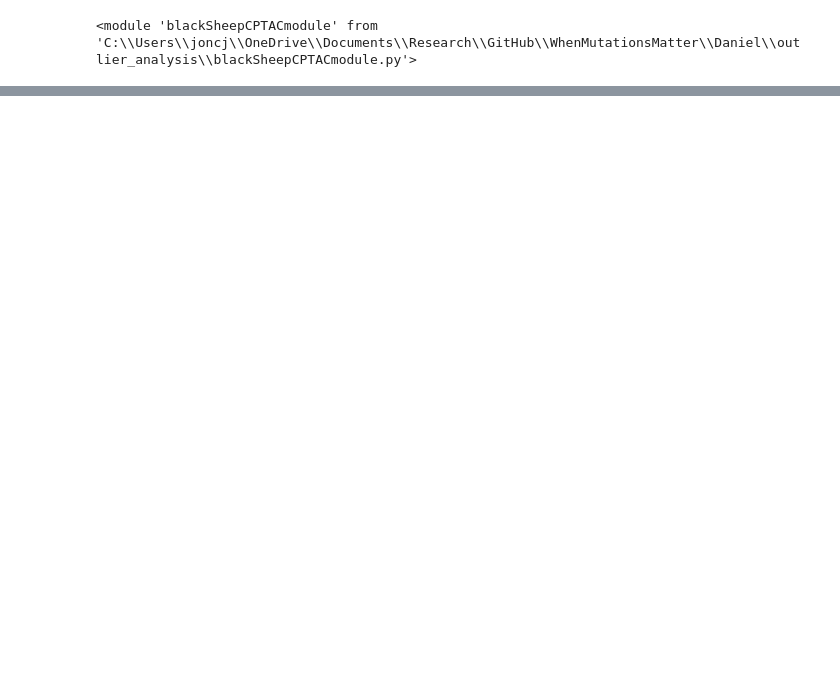
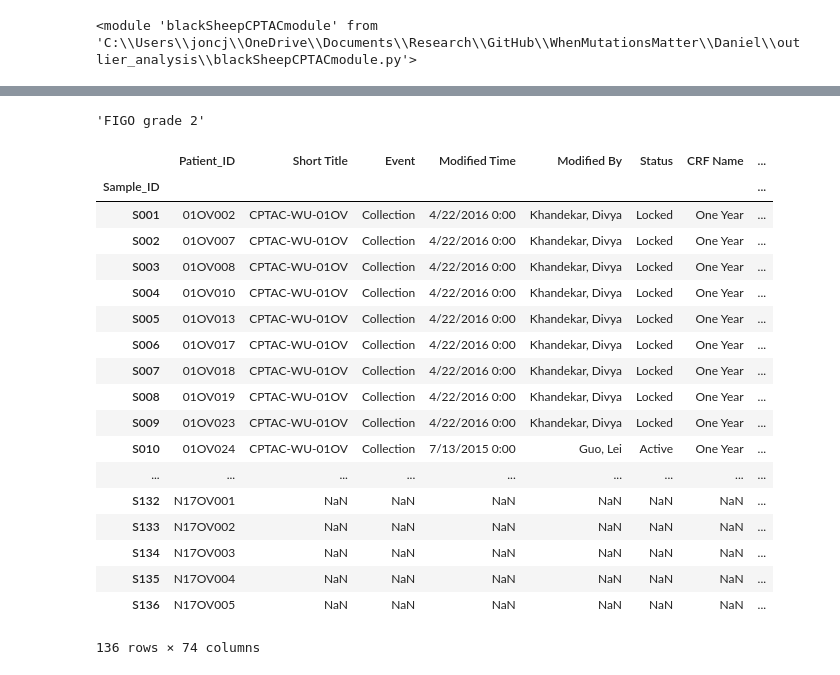
Before and after one commit to PayneLab/WhenMutationsMatter, a Jupyter notebook: Daniel/outlier_analysis/Jon_Black_Sheep_Exploration.ipynb, the cells around one changed output, grey strips where cells are left out. Saved outputs shown, nothing was run; the diff lists cells and outputs as text; code cells hidden in the pictures; blank space fills up the shorter version.

Commit message:
CPTAC update and re run

```diff
--- a/Daniel/outlier_analysis/Jon_Black_Sheep_Exploration.ipynb
+++ b/Daniel/outlier_analysis/Jon_Black_Sheep_Exploration.ipynb
@@ -49,0 +106,26 @@ compare = ol.compare_groups_outliers(outliers_prot, annotations, frac_filter = 0
+# %%
+groups1
+# %% [output]
+'FIGO grade 2'
+# %%
+ov_clinical
+# %% [output]
+|  | Patient_ID | Short Title | Event | Modified Time | Modified By | Status | CRF Name | ... |
+| Sample_ID |  |  |  |  |  |  |  | ... |
+| S001 | 01OV002 | CPTAC-WU-01OV | Collection | 4/22/2016 0:00 | Khandekar, Divya | Locked | One Year | ... |
+| S002 | 01OV007 | CPTAC-WU-01OV | Collection | 4/22/2016 0:00 | Khandekar, Divya | Locked | One Year | ... |
+| S003 | 01OV008 | CPTAC-WU-01OV | Collection | 4/22/2016 0:00 | Khandekar, Divya | Locked | One Year | ... |
+| S004 | 01OV010 | CPTAC-WU-01OV | Collection | 4/22/2016 0:00 | Khandekar, Divya | Locked | One Year | ... |
+| S005 | 01OV013 | CPTAC-WU-01OV | Collection | 4/22/2016 0:00 | Khandekar, Divya | Locked | One Year | ... |
+| S006 | 01OV017 | CPTAC-WU-01OV | Collection | 4/22/2016 0:00 | Khandekar, Divya | Locked | One Year | ... |
+| S007 | 01OV018 | CPTAC-WU-01OV | Collection | 4/22/2016 0:00 | Khandekar, Divya | Locked | One Year | ... |
+| S008 | 01OV019 | CPTAC-WU-01OV | Collection | 4/22/2016 0:00 | Khandekar, Divya | Locked | One Year | ... |
+| S009 | 01OV023 | CPTAC-WU-01OV | Collection | 4/22/2016 0:00 | Khandekar, Divya | Locked | One Year | ... |
+| S010 | 01OV024 | CPTAC-WU-01OV | Collection | 7/13/2015 0:00 | Guo, Lei | Active | One Year | ... |
+| ... | ... | ... | ... | ... | ... | ... | ... | ... |
+| S132 | N17OV001 | NaN | NaN | NaN | NaN | NaN | NaN | ... |
+| S133 | N17OV002 | NaN | NaN | NaN | NaN | NaN | NaN | ... |
+| S134 | N17OV003 | NaN | NaN | NaN | NaN | NaN | NaN | ... |
+| S135 | N17OV004 | NaN | NaN | NaN | NaN | NaN | NaN | ... |
+| S136 | N17OV005 | NaN | NaN | NaN | NaN | NaN | NaN | ... |
+136 rows × 74 columns
```
Also changed, not shown: parts of 7 cells of this notebook.
